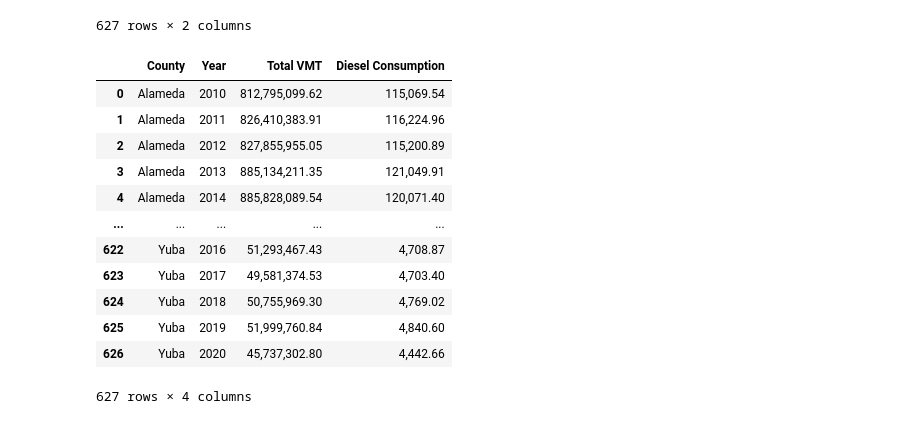
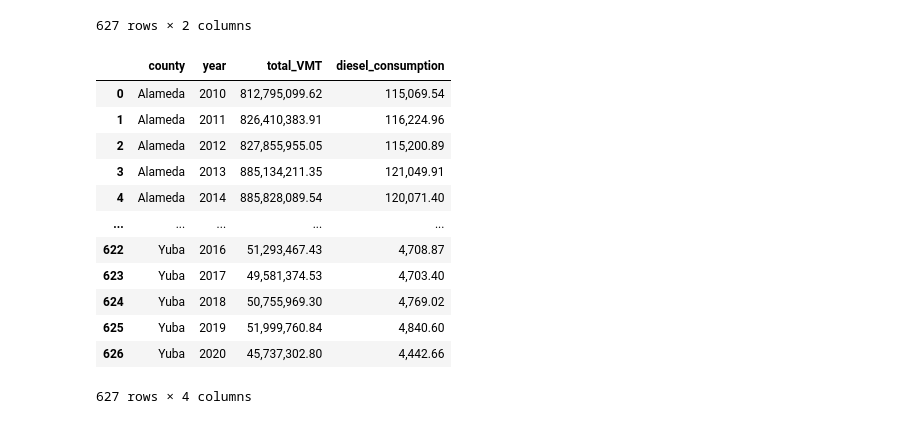
Before and after one commit to bre-sew/Fuel-AQ-Project, a Jupyter notebook: Fuel-Consumption-Data.ipynb, the cells around one changed output. Cells and saved outputs as stored; diff of their text form; code cells hidden in the pictures.

```diff
--- a/Fuel-Consumption-Data.ipynb
+++ b/Fuel-Consumption-Data.ipynb
@@ -147,11 +149,13 @@ dieselSum.reset_index(inplace=True)
 # %%
 dieselData = dieselSum[["County","Year","Total VMT","Diesel Consumption"]]
 dieselData["Year"] = dieselData["Year"].map("{:.0f}".format)
 dieselData["Total VMT"] = dieselData["Total VMT"].map("{:,.2f}".format)
 dieselData["Diesel Consumption"] = dieselData["Diesel Consumption"].map("{:,.2f}".format)
+dieselData = dieselData.rename(columns={"County":"county","Year":"year","Total VMT":"total_VMT",
+                                        "Diesel Consumption":"diesel_consumption"})
 dieselData
 # %% [output]
-|  | County | Year | Total VMT | Diesel Consumption |
+|  | county | year | total_VMT | diesel_consumption |
 | 0 | Alameda | 2010 | 812,795,099.62 | 115,069.54 |
 | 1 | Alameda | 2011 | 826,410,383.91 | 116,224.96 |
 | 2 | Alameda | 2012 | 827,855,955.05 | 115,200.89 |
```
Also changed, not shown: parts of 1 cell of this notebook, 2 other files.
